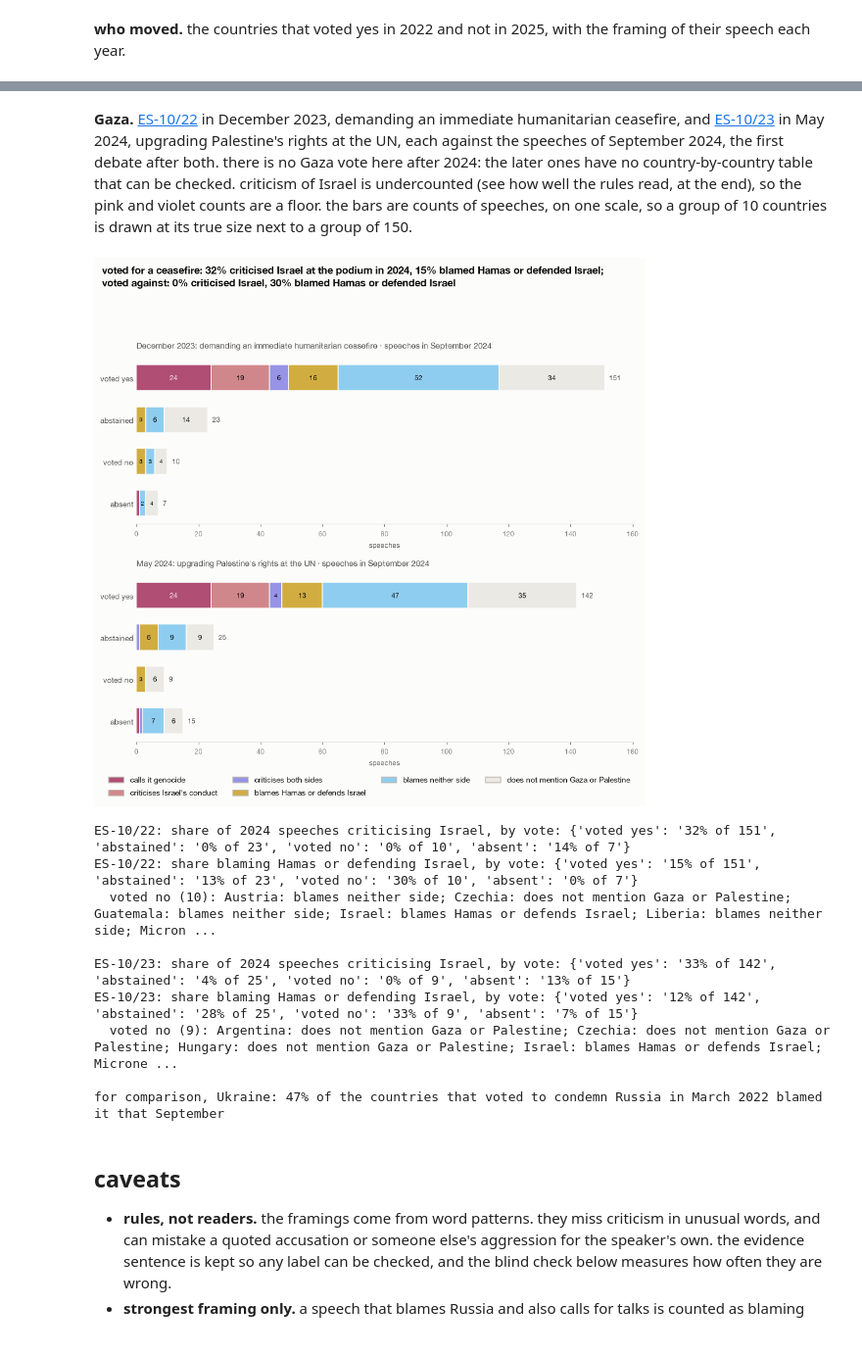
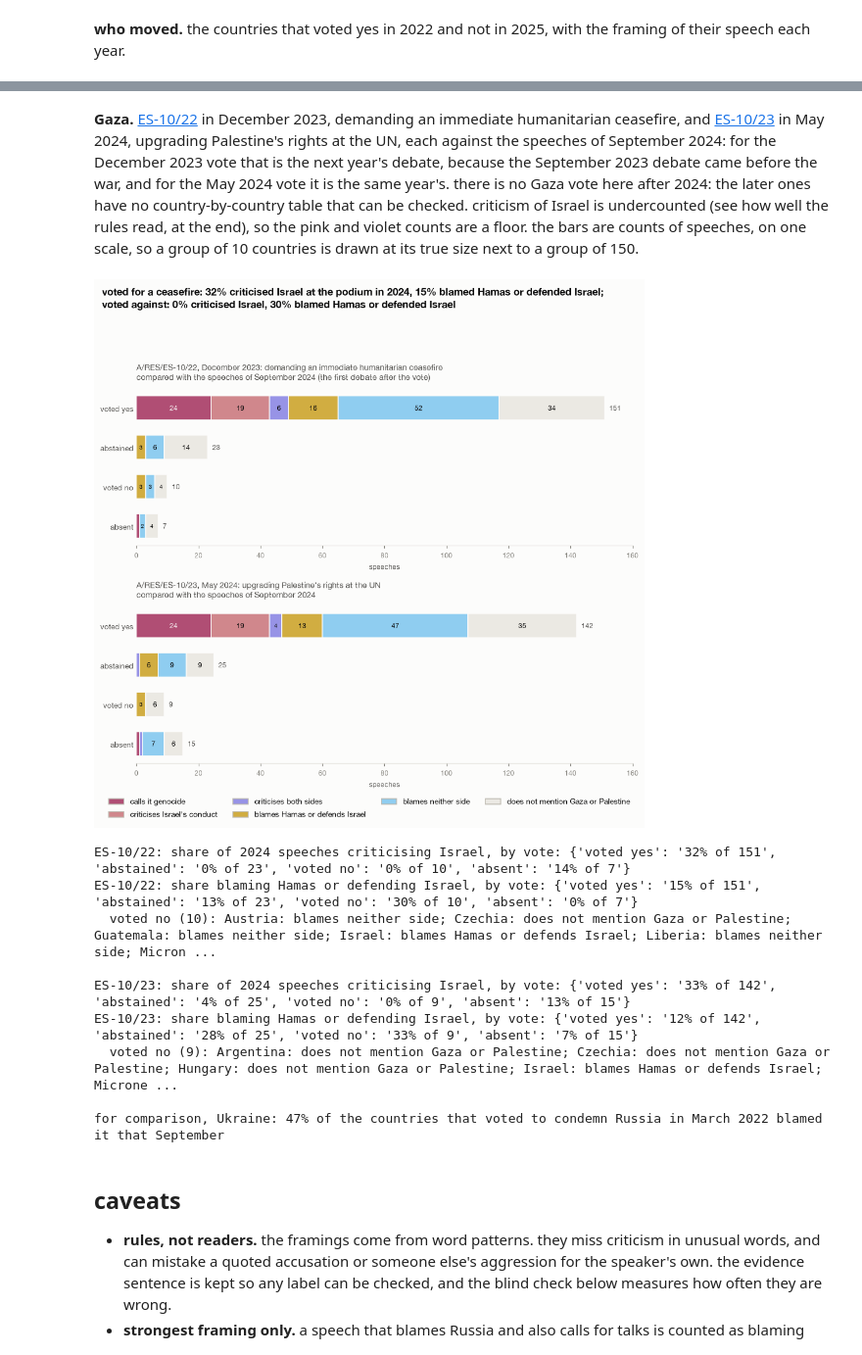
Before and after one commit to jeremychia/unga-speeches, a Jupyter notebook: notebooks/unga_2026_wars.ipynb, the cells around one changed output, grey strips where cells are left out. Shown at 98% size. Cells and saved outputs as stored; diff of their text form; code cells hidden in the pictures.

```diff
--- a/notebooks/unga_2026_wars.ipynb
+++ b/notebooks/unga_2026_wars.ipynb
@@ -411,7 +411,7 @@ for ax, (year, res, label) in zip(axes, panels):
     ax.invert_yaxis(); ax.set_xlim(0, 160); ax.tick_params(axis="y", length=0); ax.tick_params(axis="x", labelsize=8)
     ax.set_xlabel("speeches", fontsize=8, color=INK_2)
     ax.spines["left"].set_visible(False)
-    ax.set_title(f"{label} · speeches in September {year}", fontsize=9.5, fontweight="normal", color=INK_2)
+    ax.set_title(f"A/RES/{res}, {label}\ncompared with the speeches of September {year}", fontsize=9.5, fontweight="normal", color=INK_2)
 yes22 = summary[2022][0].at["yes", BLAMES]
 yes25 = summary[2025][0].at["yes", BLAMES]
 fig.suptitle(f"fewer than half of the countries that voted to condemn Russia blamed it at the podium:\n"
@@ -460,14 +460,16 @@ moved.sort_values(["ES-11/7", "delegation"]).reset_index(drop=True)
 | 46 | Palau | abstain | no | yes | no | blames Russia or calls it aggression | blames Russia or calls it aggression | names Ukraine but blames no one |
 | 47 | United States of America | no | no | yes | no | blames Russia or calls it aggression | names Ukraine but blames no one | names Ukraine but blames no one |
 # %% [markdown]
-**Gaza.** [ES-10/22](https://undocs.org/A/RES/ES-10/22) in December 2023, demanding an immediate humanitarian ceasefire, and [ES-10/23](https://undocs.org/A/RES/ES-10/23) in May 2024, upgrading Palestine's rights at the UN, each against the speeches of September 2024, the first debate after both. there is no Gaza vote here after 2024: the later ones have no country-by-country table that can be checked. criticism of Israel is undercounted (see how well the rules read, at the end), so the pink and violet counts are a floor. the bars are counts of speeches, on one scale, so a group of 10 countries is drawn at its true size next to a group of 150.
+**Gaza.** [ES-10/22](https://undocs.org/A/RES/ES-10/22) in December 2023, demanding an immediate humanitarian ceasefire, and [ES-10/23](https://undocs.org/A/RES/ES-10/23) in May 2024, upgrading Palestine's rights at the UN, each against the speeches of September 2024: for the December 2023 vote that is the next year's debate, because the September 2023 debate came before the war, and for the May 2024 vote it is the same year's. there is no Gaza vote here after 2024: the later ones have no country-by-country table that can be checked. criticism of Israel is undercounted (see how well the rules read, at the end), so the pink and violet counts are a floor. the bars are counts of speeches, on one scale, so a group of 10 countries is drawn at its true size next to a group of 150.
 # %%
-gaza_panels = [("ES-10/22", "December 2023: demanding an immediate humanitarian ceasefire"), ("ES-10/23", "May 2024: upgrading Palestine's rights at the UN")]
+# the september 2023 debate came before the war and the december vote, so both gaza votes are set against september 2024
+gaza_panels = [("ES-10/22", "December 2023: demanding an immediate humanitarian ceasefire", " (the first debate after the vote)"),
+               ("ES-10/23", "May 2024: upgrading Palestine's rights at the UN", "")]
 d24 = gz[gz.year == 2024]
 
 fig, axes = plt.subplots(2, 1, figsize=SQUARE)
 gaza_summary = {}
-for ax, (res, label) in zip(axes, gaza_panels):
+for ax, (res, label, note) in zip(axes, gaza_panels):
     d = d24.merge(votes[res].rename("vote"), left_on="iso3", right_index=True)
     share = pd.crosstab(d.vote, d.cls, normalize="index").reindex(index=VOTES, columns=list(GZ), fill_value=0)
     n = d.vote.value_counts().reindex(VOTES, fill_value=0)
@@ -475,35 +477,35 @@ for ax, (res, label) in zip(axes, gaza_panels):
     # bars are counts of speeches, on one scale for both votes, so a group of 10 does not look as large as a group of 150
     count = pd.crosstab(d.vote, d.cls).reindex(index=VOTES, columns=list(GZ), fill_value=0)
     left = np.zeros(len(VOTES))
     for c in GZ:
         ax.barh(range(len(VOTES)), count[c], left=left, color=GZ[c], edgecolor=SURFACE, linewidth=1, height=0.62)
         for k, (l, v) in enumerate(zip(left, count[c])):
             if v >= 2:
                 ax.text(l + v / 2, k, str(v), ha="center", va="center", fontsize=8 if v >= 6 else 6.5, color=SURFACE if c == GENOCIDE else INK)
         left += count[c].values
     for k, total in enumerate(left):
         ax.text(total + 1.5, k, str(int(total)), va="center", fontsize=8, color=INK_2)
     ax.set_yticks(range(len(VOTES)), [VOTE_LABEL[v] for v in VOTES], fontsize=9)
     ax.invert_yaxis(); ax.set_xlim(0, 160); ax.tick_params(axis="y", length=0); ax.tick_params(axis="x", labelsize=8)
     ax.set_xlabel("speeches", fontsize=8, color=INK_2)
     ax.spines["left"].set_visible(False)
-    ax.set_title(f"{label} · speeches in September 2024", fontsize=9.5, fontweight="normal", color=INK_2)
+    ax.set_title(f"A/RES/{res}, {label}\ncompared with the speeches of September 2024{note}", fontsize=9.5, fontweight="normal", color=INK_2)
 ceasefire = gaza_summary["ES-10/22"][0]
 fig.suptitle(f"voted for a ceasefire: {ceasefire.loc['yes', CRITICAL].sum():.0%} criticised Israel at the podium in 2024, "
              f"{ceasefire.loc['yes', SIDES].sum():.0%} blamed Hamas or defended Israel;\nvoted against: "
              f"{ceasefire.loc['no', CRITICAL].sum():.0%} criticised Israel, {ceasefire.loc['no', SIDES].sum():.0%} blamed Hamas or defended Israel",
              x=0.02, ha="left", fontweight="bold", fontsize=12)
 legend(fig, [(c, GZ[c]) for c in GZ])
 plt.tight_layout(rect=(0, 0.06, 1, 0.92)); show(fig, "w6_gaza_words_and_votes")
 
 for res, (share, n, d) in gaza_summary.items():
     print(f"{res}: share of 2024 speeches criticising Israel, by vote:", {VOTE_LABEL[v]: f"{share.loc[v, CRITICAL].sum():.0%} of {n[v]}" for v in VOTES})
     print(f"{res}: share blaming Hamas or defending Israel, by vote:", {VOTE_LABEL[v]: f"{share.loc[v, SIDES].sum():.0%} of {n[v]}" for v in VOTES})
     against = d[d.vote == "no"].sort_values("delegation")
     print(f"  voted no ({len(against)}):", "; ".join(f"{r.delegation}: {r.cls}" for r in against.itertuples()), "\n")
 print(f"for comparison, Ukraine: {summary[2022][0].at['yes', BLAMES]:.0%} of the countries that voted to condemn Russia in March 2022 blamed it that September")
 # %% [output]
-[figure, old version]
+[figure, new version]
 ES-10/22: share of 2024 speeches criticising Israel, by vote: {'voted yes': '32% of 151', 'abstained': '0% of 23', 'voted no': '0% of 10', 'absent': '14% of 7'}
 ES-10/22: share blaming Hamas or defending Israel, by vote: {'voted yes': '15% of 151', 'abstained': '13% of 23', 'voted no': '30% of 10', 'absent': '0% of 7'}
   voted no (10): Austria: blames neither side; Czechia: does not mention Gaza or Palestine; Guatemala: blames neither side; Israel: blames Hamas or defends Israel; Liberia: blames neither side; Micron ...
```
Also changed, not shown: parts of 1 cell of this notebook, 1 other file.
